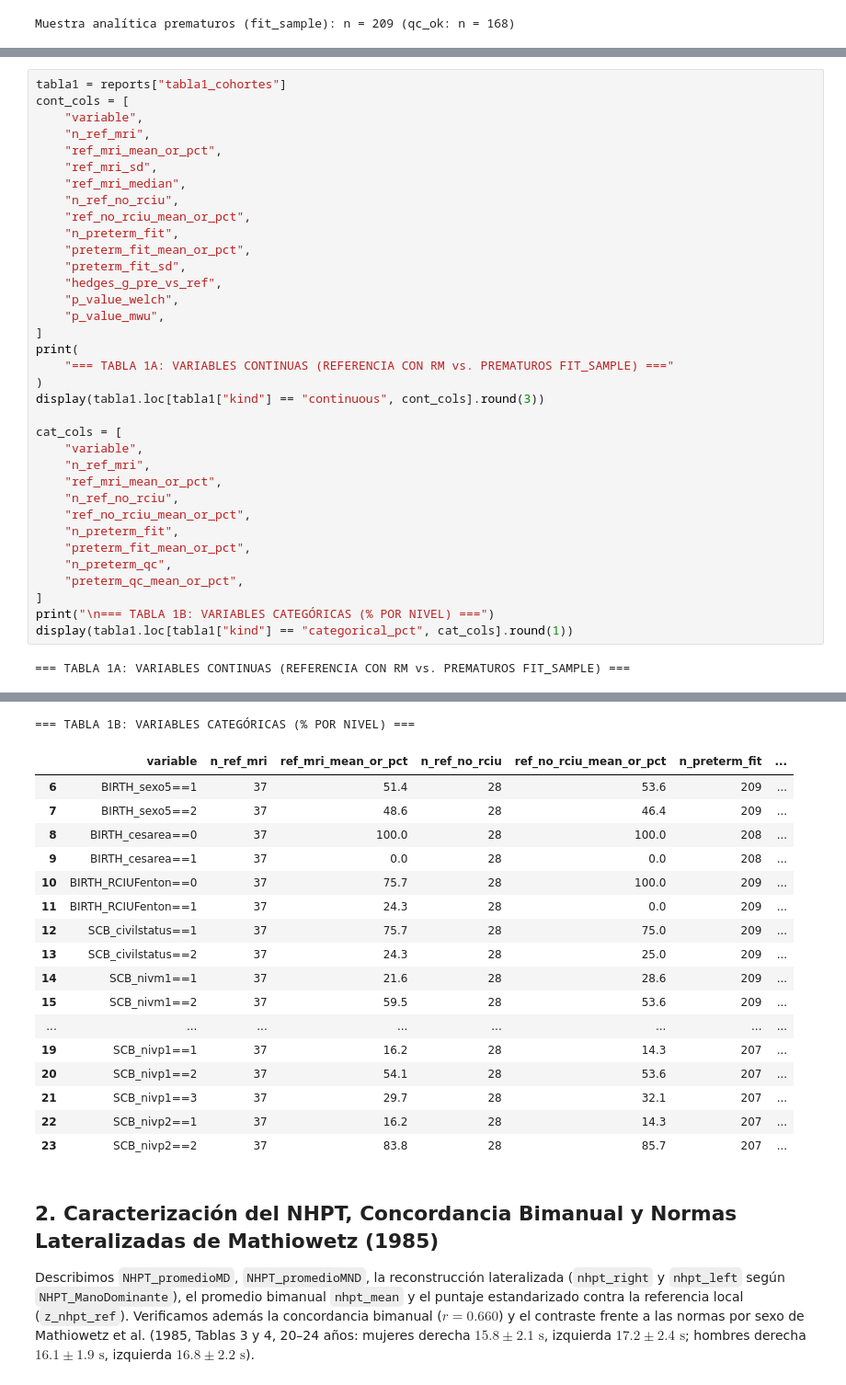
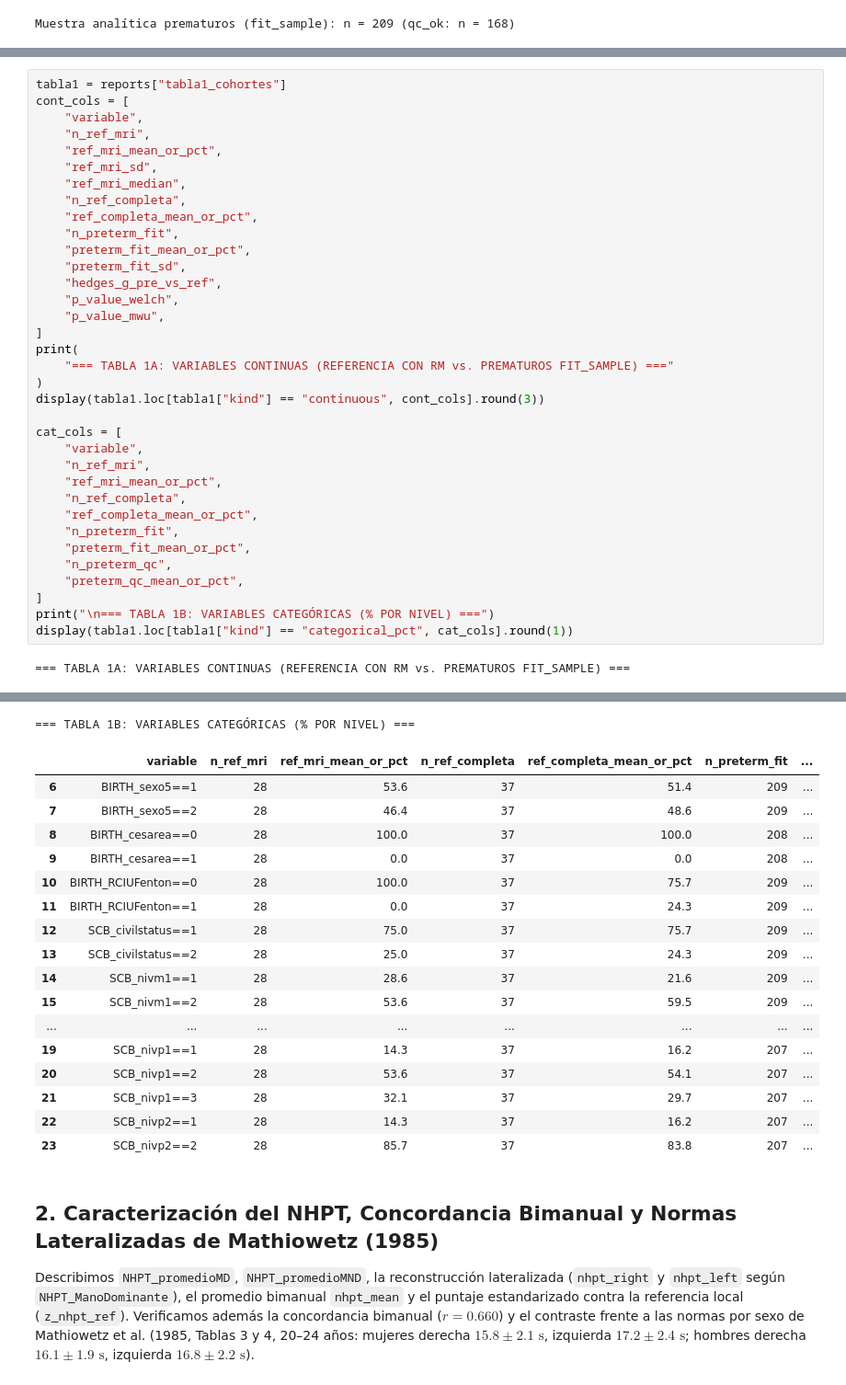
Before and after one commit to MAIA-FinalProject/ProyectoFinal-FundacionCanguro, a Jupyter notebook: notebooks/03_grupos_estructuras_hardware_ok.ipynb, the cells around one changed output, grey strips where cells are left out. Shown at 92% size. Drawn from its saved outputs; the diff is of its cells as text.

```diff
--- a/notebooks/03_grupos_estructuras_hardware_ok.ipynb
+++ b/notebooks/03_grupos_estructuras_hardware_ok.ipynb
@@ -44,8 +44,8 @@ cont_cols = [
     "ref_mri_mean_or_pct",
     "ref_mri_sd",
     "ref_mri_median",
-    "n_ref_no_rciu",
-    "ref_no_rciu_mean_or_pct",
+    "n_ref_completa",
+    "ref_completa_mean_or_pct",
     "n_preterm_fit",
     "preterm_fit_mean_or_pct",
     "preterm_fit_sd",
@@ -62,8 +62,8 @@ cat_cols = [
     "variable",
     "n_ref_mri",
     "ref_mri_mean_or_pct",
-    "n_ref_no_rciu",
-    "ref_no_rciu_mean_or_pct",
+    "n_ref_completa",
+    "ref_completa_mean_or_pct",
     "n_preterm_fit",
     "preterm_fit_mean_or_pct",
     "n_preterm_qc",
@@ -83,21 +83,21 @@ display(tabla1.loc[tabla1["kind"] == "categorical_pct", cat_cols].round(1))
 === TABLA 1B: VARIABLES CATEGÓRICAS (% POR NIVEL) ===
-|  | variable | n_ref_mri | ref_mri_mean_or_pct | n_ref_no_rciu | ref_no_rciu_mean_or_pct | n_preterm_fit | ... |
-| 6 | BIRTH_sexo5==1 | 37 | 51.4 | 28 | 53.6 | 209 | ... |
-| 7 | BIRTH_sexo5==2 | 37 | 48.6 | 28 | 46.4 | 209 | ... |
-| 8 | BIRTH_cesarea==0 | 37 | 100.0 | 28 | 100.0 | 208 | ... |
-| 9 | BIRTH_cesarea==1 | 37 | 0.0 | 28 | 0.0 | 208 | ... |
-| 10 | BIRTH_RCIUFenton==0 | 37 | 75.7 | 28 | 100.0 | 209 | ... |
-| 11 | BIRTH_RCIUFenton==1 | 37 | 24.3 | 28 | 0.0 | 209 | ... |
-| 12 | SCB_civilstatus==1 | 37 | 75.7 | 28 | 75.0 | 209 | ... |
-| 13 | SCB_civilstatus==2 | 37 | 24.3 | 28 | 25.0 | 209 | ... |
-| 14 | SCB_nivm1==1 | 37 | 21.6 | 28 | 28.6 | 209 | ... |
-| 15 | SCB_nivm1==2 | 37 | 59.5 | 28 | 53.6 | 209 | ... |
+|  | variable | n_ref_mri | ref_mri_mean_or_pct | n_ref_completa | ref_completa_mean_or_pct | n_preterm_fit | ... |
+| 6 | BIRTH_sexo5==1 | 28 | 53.6 | 37 | 51.4 | 209 | ... |
+| 7 | BIRTH_sexo5==2 | 28 | 46.4 | 37 | 48.6 | 209 | ... |
+| 8 | BIRTH_cesarea==0 | 28 | 100.0 | 37 | 100.0 | 208 | ... |
+| 9 | BIRTH_cesarea==1 | 28 | 0.0 | 37 | 0.0 | 208 | ... |
+| 10 | BIRTH_RCIUFenton==0 | 28 | 100.0 | 37 | 75.7 | 209 | ... |
+| 11 | BIRTH_RCIUFenton==1 | 28 | 0.0 | 37 | 24.3 | 209 | ... |
+| 12 | SCB_civilstatus==1 | 28 | 75.0 | 37 | 75.7 | 209 | ... |
+| 13 | SCB_civilstatus==2 | 28 | 25.0 | 37 | 24.3 | 209 | ... |
+| 14 | SCB_nivm1==1 | 28 | 28.6 | 37 | 21.6 | 209 | ... |
+| 15 | SCB_nivm1==2 | 28 | 53.6 | 37 | 59.5 | 209 | ... |
 | ... | ... | ... | ... | ... | ... | ... | ... |
-| 19 | SCB_nivp1==1 | 37 | 16.2 | 28 | 14.3 | 207 | ... |
-| 20 | SCB_nivp1==2 | 37 | 54.1 | 28 | 53.6 | 207 | ... |
-| 21 | SCB_nivp1==3 | 37 | 29.7 | 28 | 32.1 | 207 | ... |
-| 22 | SCB_nivp2==1 | 37 | 16.2 | 28 | 14.3 | 207 | ... |
-| 23 | SCB_nivp2==2 | 37 | 83.8 | 28 | 85.7 | 207 | ... |
+| 19 | SCB_nivp1==1 | 28 | 14.3 | 37 | 16.2 | 207 | ... |
+| 20 | SCB_nivp1==2 | 28 | 53.6 | 37 | 54.1 | 207 | ... |
+| 21 | SCB_nivp1==3 | 28 | 32.1 | 37 | 29.7 | 207 | ... |
+| 22 | SCB_nivp2==1 | 28 | 14.3 | 37 | 16.2 | 207 | ... |
+| 23 | SCB_nivp2==2 | 28 | 85.7 | 37 | 83.8 | 207 | ... |
 # %% [markdown]
 ## 2. Caracterización del NHPT, Concordancia Bimanual y Normas Lateralizadas de Mathiowetz (1985)
 
```
Also changed, not shown: parts of 6 cells of this notebook, 8 other files.
